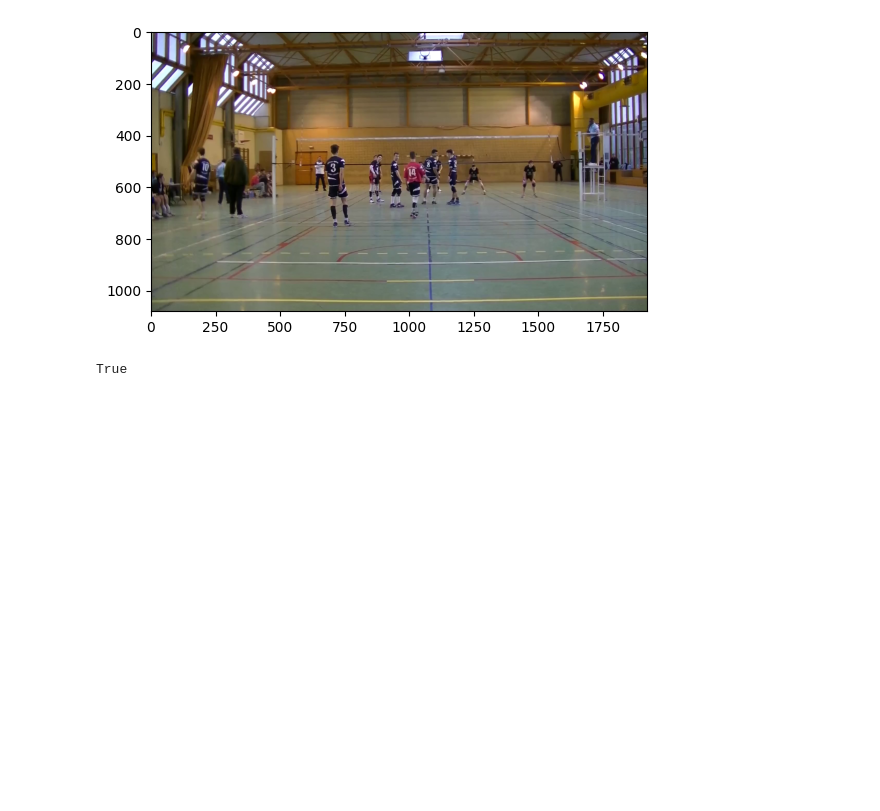
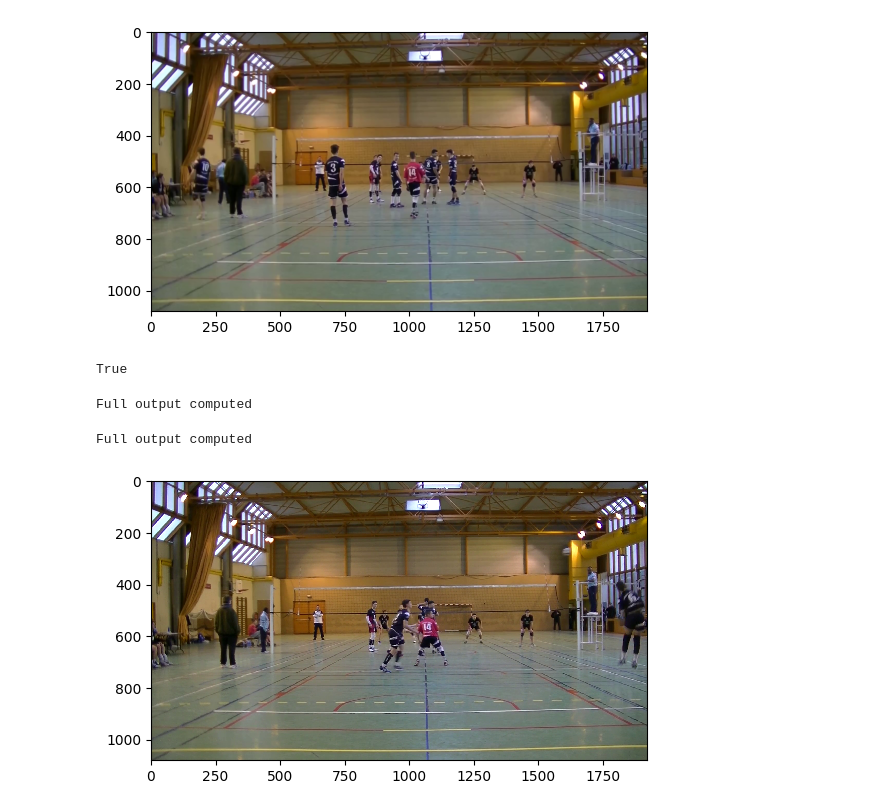
Before and after one commit to robindelebassee/ball_tracker, a Jupyter notebook: video_reader.ipynb, the cells around one changed output. Saved outputs shown, nothing was run; the diff lists cells and outputs as text; code cells hidden in the pictures; blank space fills up the shorter version.

```diff
--- a/video_reader.ipynb
+++ b/video_reader.ipynb
@@ -21,7 +22,7 @@ print(ret)
 [figure]
 True
 # %%
-def read_video(src, limit_output_size=10, offset_between=0):
+def read_video(src, limit_output_size=10, offset_between=0, offset_before=0):
     """Read the video stored at path 'src' using cv2, return the list of the frames of the video.
 
     Each read frame is transformed to rgb format.
@@ -31,8 +32,8 @@ def read_video(src, limit_output_size=10, offset_between=0):
     video_cap = cv2.VideoCapture(src)
     frames = []
     iter = 0
-    offset = offset_between
-    progress = tqdm(total=limit_output_size*offset_between)
+    offset = offset_before
+    progress = tqdm(total=limit_output_size*(offset_between+1)+offset_before)
     while video_cap.isOpened() and iter < limit_output_size:
         try:
             ret, frame = video_cap.read()
@@ -49,6 +50,16 @@ def read_video(src, limit_output_size=10, offset_between=0):
             break
     print('Full output computed')
     return frames
-
-
-#frames = read_video(src, limit_output_size=100, offset_between=10)
+# %%
+frames = read_video(src, limit_output_size=100, offset_between=100)
+# %% [output]
+Full output computed
+# %%
+def print_bgr(img):
+    rgb = cv2.cvtColor(img, cv2.COLOR_BGR2RGB)
+    plt.imshow(rgb, interpolation='nearest')
+    plt.show()
+
+def print_rgb(img):
+    plt.imshow(img, interpolation='nearest')
+    plt.show()
@@ -54,0 +102,8 @@ def read_video(src, limit_output_size=10, offset_between=0):
+# %%
+hough_frames = read_video(src, limit_output_size=500, offset_between=0, offset_before=240)
+# %% [output]
+Full output computed
+# %%
+print_rgb(hough_frames[0])
+# %% [output]
+[figure, added]
```
Also changed, not shown: parts of 4 cells of this notebook.
